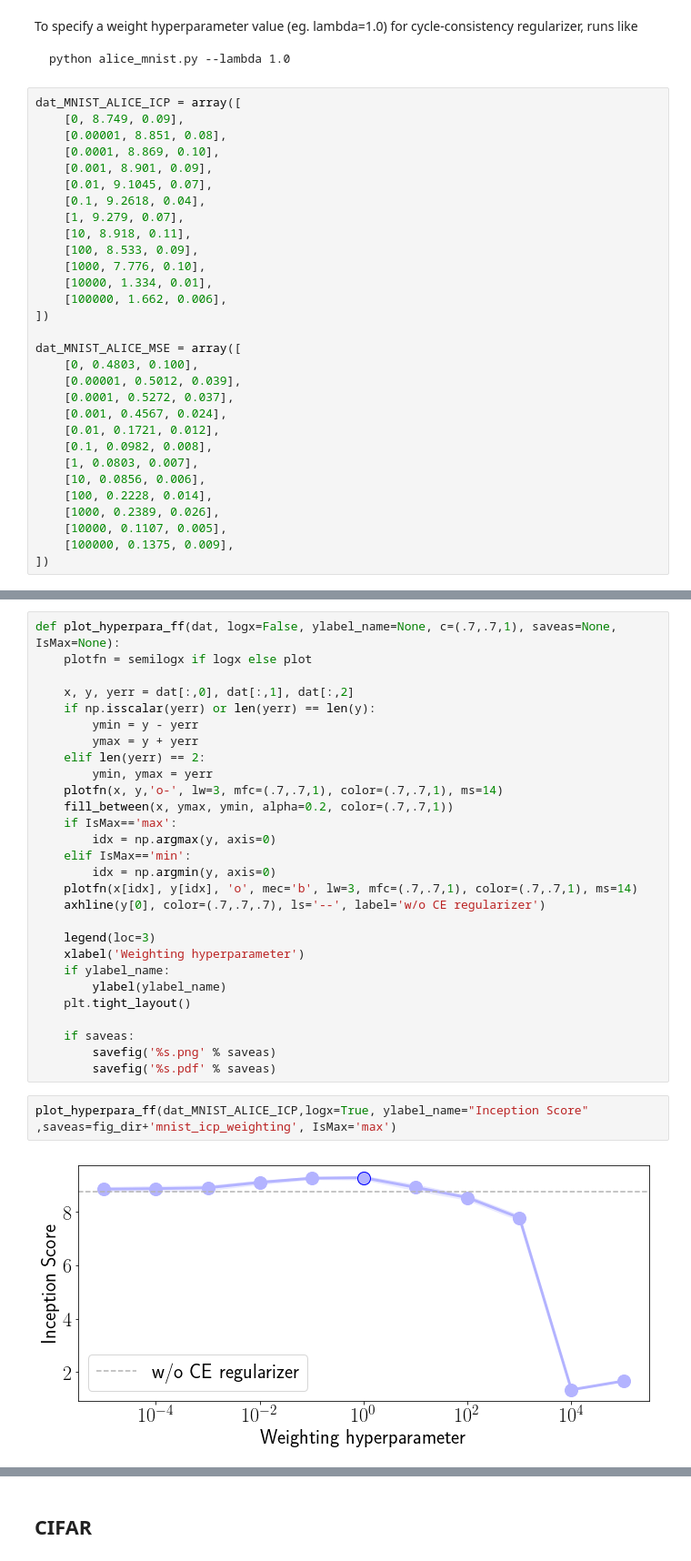
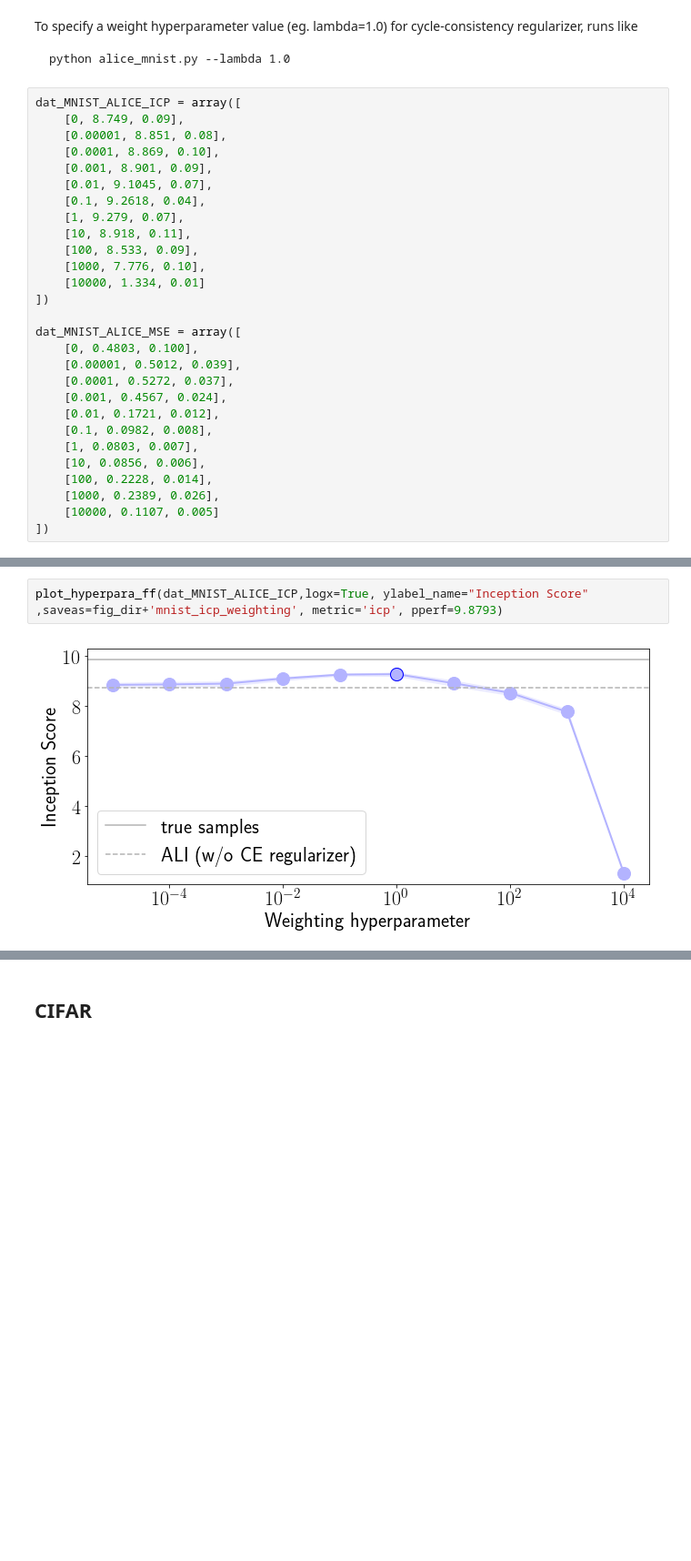
Before and after one commit to ChunyuanLI/ALICE, a Jupyter notebook: plot_generation/alice_plots.ipynb, the cells around one changed output, grey strips where cells are left out. Shown at 91% size. Drawn from its saved outputs; the diff is of its cells as text; blank space fills up the shorter version.

```diff
--- a/plot_generation/alice_plots.ipynb
+++ b/plot_generation/alice_plots.ipynb
@@ -36,8 +141,7 @@ dat_MNIST_ALICE_ICP = array([
     [10, 8.918, 0.11],
     [100, 8.533, 0.09],
     [1000, 7.776, 0.10],
-    [10000, 1.334, 0.01],
-    [100000, 1.662, 0.006],
+    [10000, 1.334, 0.01]
 ])
 
 dat_MNIST_ALICE_MSE = array([
@@ -51,6 +155,5 @@ dat_MNIST_ALICE_MSE = array([
     [10, 0.0856, 0.006],
     [100, 0.2228, 0.014],
     [1000, 0.2389, 0.026],
-    [10000, 0.1107, 0.005],
-    [100000, 0.1375, 0.009],
+    [10000, 0.1107, 0.005]
 ])
@@ -67,33 +160,5 @@ if not os.path.exists(directory):
-# %%
-def plot_hyperpara_ff(dat, logx=False, ylabel_name=None, c=(.7,.7,1), saveas=None, IsMax=None):
-    plotfn = semilogx if logx else plot
-
-    x, y, yerr = dat[:,0], dat[:,1], dat[:,2]
-    if np.isscalar(yerr) or len(yerr) == len(y):
-        ymin = y - yerr
-        ymax = y + yerr
-    elif len(yerr) == 2:
-        ymin, ymax = yerr
-    plotfn(x, y,'o-', lw=3, mfc=(.7,.7,1), color=(.7,.7,1), ms=14)
-    fill_between(x, ymax, ymin, alpha=0.2, color=(.7,.7,1))
-    if IsMax=='max':
-        idx = np.argmax(y, axis=0)
-    elif IsMax=='min':
-        idx = np.argmin(y, axis=0)
-    plotfn(x[idx], y[idx], 'o', mec='b', lw=3, mfc=(.7,.7,1), color=(.7,.7,1), ms=14)
-    axhline(y[0], color=(.7,.7,.7), ls='--', label='w/o CE regularizer')
-
-    legend(loc=3)
-    xlabel('Weighting hyperparameter')
-    if ylabel_name:
-        ylabel(ylabel_name)
-    plt.tight_layout()
-
-    if saveas:
-        savefig('%s.png' % saveas)
-        savefig('%s.pdf' % saveas)
 # %%
-plot_hyperpara_ff(dat_MNIST_ALICE_ICP,logx=True, ylabel_name="Inception Score" ,saveas=fig_dir+'mnist_icp_weighting', IsMax='max')
+plot_hyperpara_ff(dat_MNIST_ALICE_ICP,logx=True, ylabel_name="Inception Score" ,saveas=fig_dir+'mnist_icp_weighting', metric='icp', pperf=9.8793)
 # %% [output]
-[figure, old version]
+[figure, new version]
 # %%
```
Also changed, not shown: parts of 13 cells of this notebook, 6 other files.
